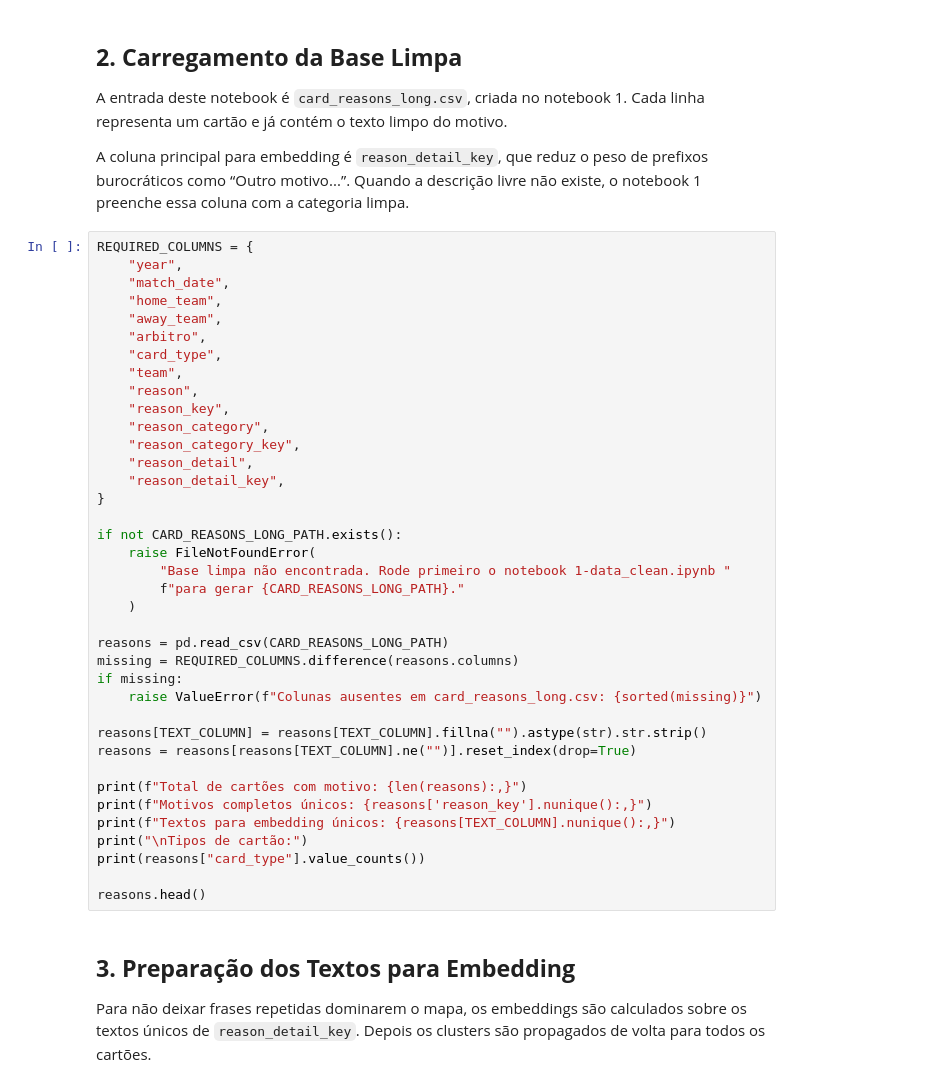
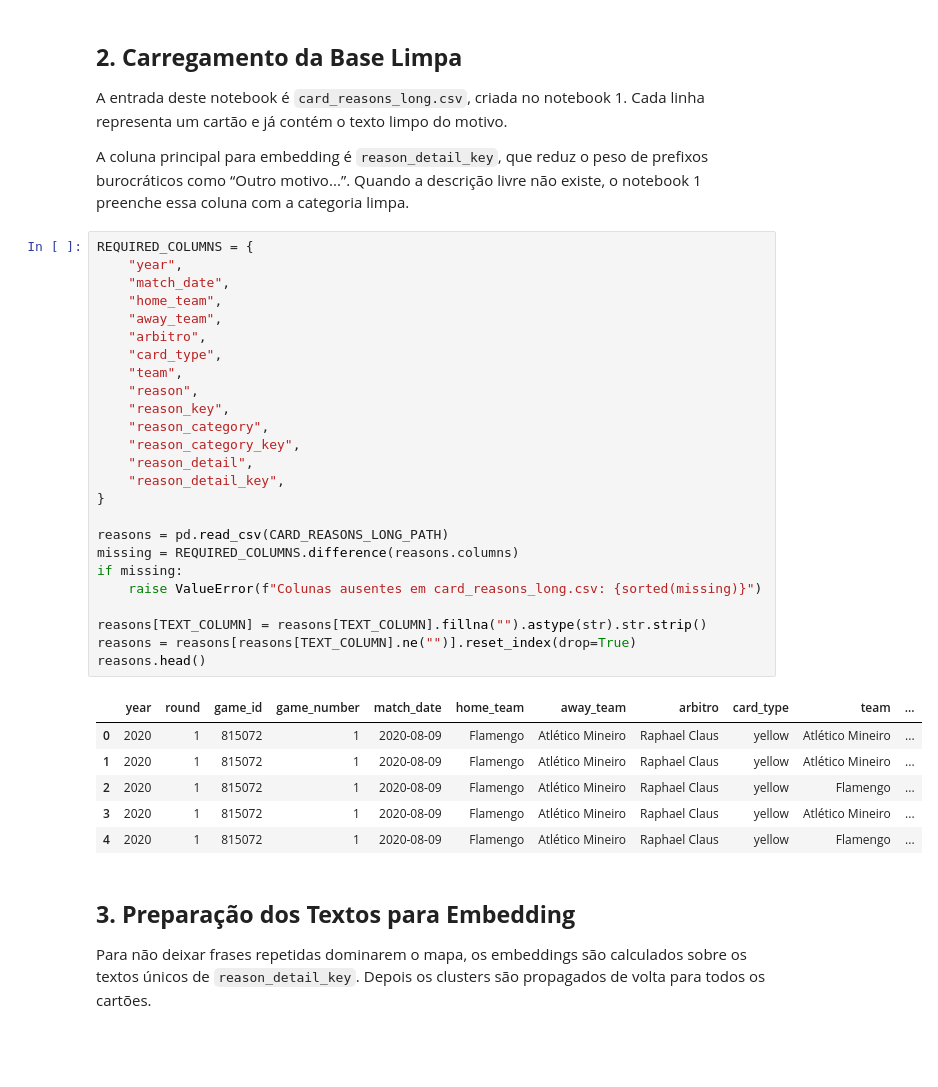
Before and after one commit to gcarbs1/cbf-match-report-analysis, a Jupyter notebook: notebooks/2-semantic_card_reasons_embeddings.ipynb, the cells around one changed output. Cells and saved outputs as stored; diff of their text form; blank space fills up the shorter version.

```diff
--- a/notebooks/2-semantic_card_reasons_embeddings.ipynb
+++ b/notebooks/2-semantic_card_reasons_embeddings.ipynb
@@ -65,41 +50,35 @@ A coluna principal para embedding é `reason_detail_key`, que reduz o peso de pr
 # %%
 REQUIRED_COLUMNS = {
     "year",
     "match_date",
     "home_team",
     "away_team",
     "arbitro",
     "card_type",
     "team",
     "reason",
     "reason_key",
     "reason_category",
     "reason_category_key",
     "reason_detail",
     "reason_detail_key",
 }
 
-if not CARD_REASONS_LONG_PATH.exists():
-    raise FileNotFoundError(
-        "Base limpa não encontrada. Rode primeiro o notebook 1-data_clean.ipynb "
-        f"para gerar {CARD_REASONS_LONG_PATH}."
-    )
-
 reasons = pd.read_csv(CARD_REASONS_LONG_PATH)
 missing = REQUIRED_COLUMNS.difference(reasons.columns)
 if missing:
     raise ValueError(f"Colunas ausentes em card_reasons_long.csv: {sorted(missing)}")
 
 reasons[TEXT_COLUMN] = reasons[TEXT_COLUMN].fillna("").astype(str).str.strip()
 reasons = reasons[reasons[TEXT_COLUMN].ne("")].reset_index(drop=True)
-
-print(f"Total de cartões com motivo: {len(reasons):,}")
-print(f"Motivos completos únicos: {reasons['reason_key'].nunique():,}")
-print(f"Textos para embedding únicos: {reasons[TEXT_COLUMN].nunique():,}")
-print("\nTipos de cartão:")
-print(reasons["card_type"].value_counts())
-
 reasons.head()
+# %% [output]
+|  | year | round | game_id | game_number | match_date | home_team | away_team | arbitro | card_type | team | ... |
+| 0 | 2020 | 1 | 815072 | 1 | 2020-08-09 | Flamengo | Atlético Mineiro | Raphael Claus | yellow | Atlético Mineiro | ... |
+| 1 | 2020 | 1 | 815072 | 1 | 2020-08-09 | Flamengo | Atlético Mineiro | Raphael Claus | yellow | Atlético Mineiro | ... |
+| 2 | 2020 | 1 | 815072 | 1 | 2020-08-09 | Flamengo | Atlético Mineiro | Raphael Claus | yellow | Flamengo | ... |
+| 3 | 2020 | 1 | 815072 | 1 | 2020-08-09 | Flamengo | Atlético Mineiro | Raphael Claus | yellow | Atlético Mineiro | ... |
+| 4 | 2020 | 1 | 815072 | 1 | 2020-08-09 | Flamengo | Atlético Mineiro | Raphael Claus | yellow | Flamengo | ... |
 # %% [markdown]
 ## **3. Preparação dos Textos para Embedding**
 
```
Also changed, not shown: parts of 16 cells of this notebook, 3 other files.
